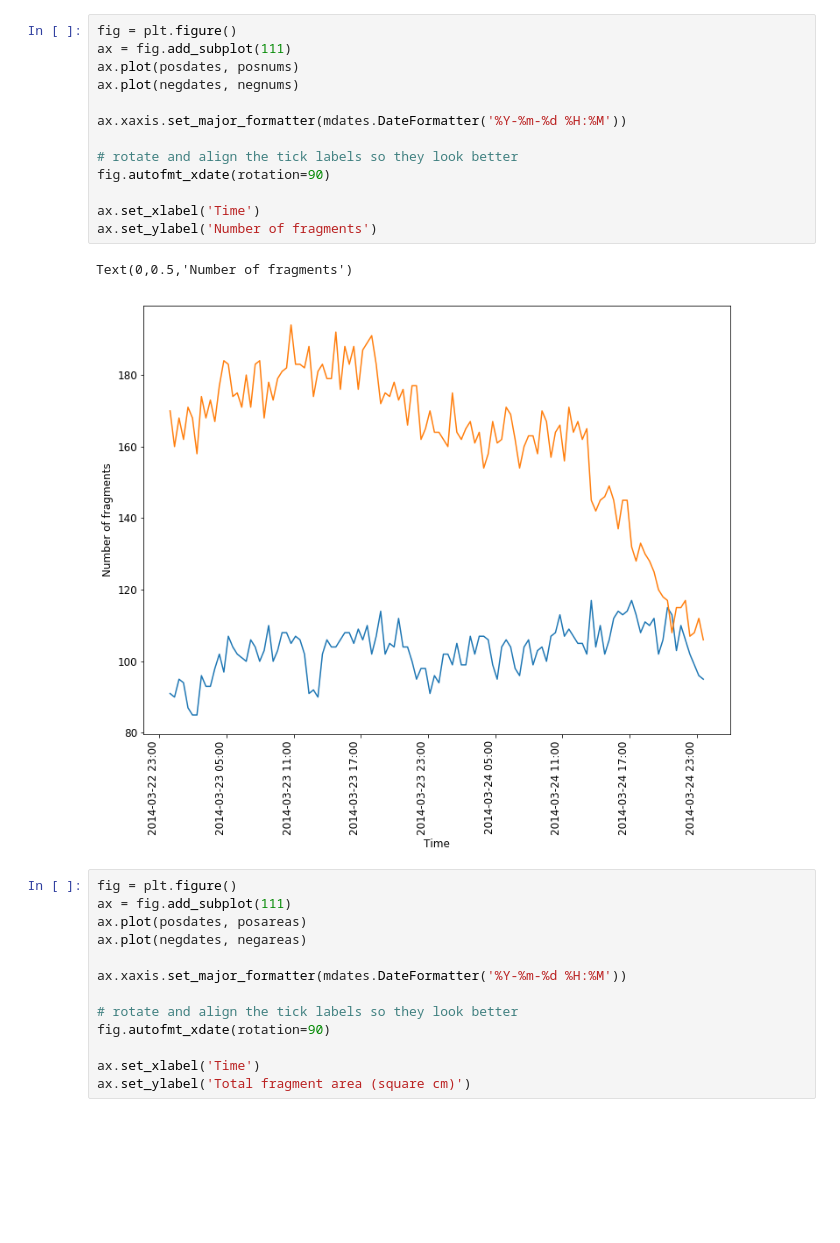
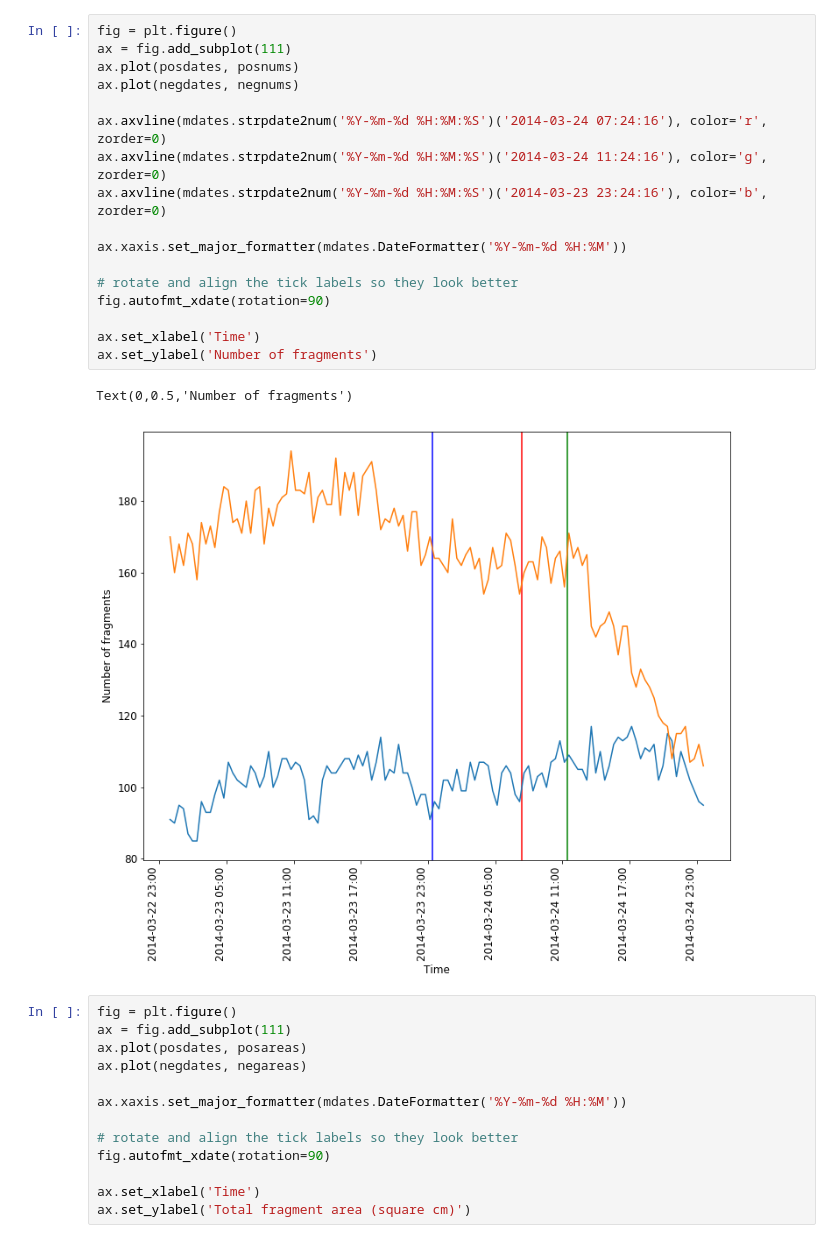
Before and after one commit to fraserwatson/MagneticFragmentation, a Jupyter notebook: create_graphs.ipynb, the cells around one changed output. Cells and saved outputs as stored; diff of their text form; blank space fills up the shorter version.

Commit message:
Add code to add vertical lines to plots at given datetimes

```diff
--- a/create_graphs.ipynb
+++ b/create_graphs.ipynb
@@ -35,19 +56,23 @@ with open('/Users/fraser/Github/MagneticFragmentationOutput/fragment_properties/
 # %%
 fig = plt.figure()
 ax = fig.add_subplot(111)
 ax.plot(posdates, posnums)
 ax.plot(negdates, negnums)
+
+ax.axvline(mdates.strpdate2num('%Y-%m-%d %H:%M:%S')('2014-03-24 07:24:16'), color='r', zorder=0)
+ax.axvline(mdates.strpdate2num('%Y-%m-%d %H:%M:%S')('2014-03-24 11:24:16'), color='g', zorder=0)
+ax.axvline(mdates.strpdate2num('%Y-%m-%d %H:%M:%S')('2014-03-23 23:24:16'), color='b', zorder=0)
 
 ax.xaxis.set_major_formatter(mdates.DateFormatter('%Y-%m-%d %H:%M'))
 
 # rotate and align the tick labels so they look better
 fig.autofmt_xdate(rotation=90)
 
 ax.set_xlabel('Time')
 ax.set_ylabel('Number of fragments')
 # %% [output]
 Text(0,0.5,'Number of fragments')
-[figure, old version]
+[figure, new version]
 # %%
 fig = plt.figure()
 ax = fig.add_subplot(111)
```
Also changed, not shown: parts of 2 cells of this notebook, 1 other file.
